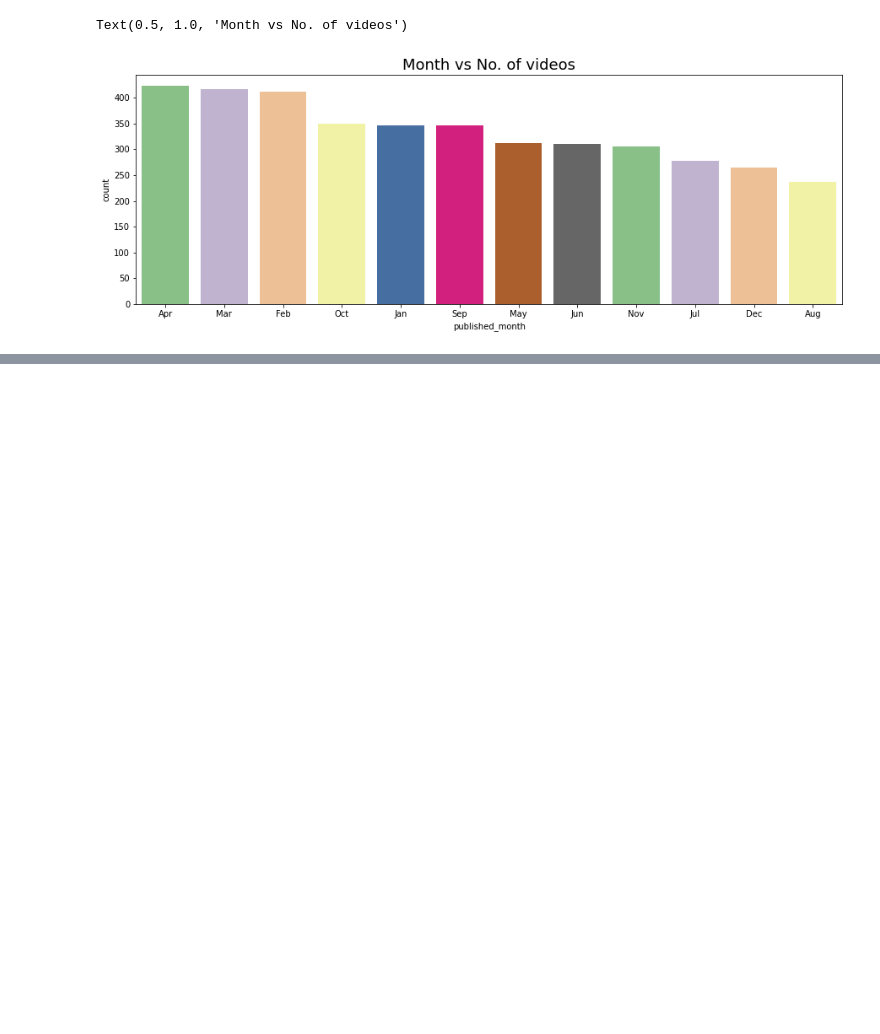
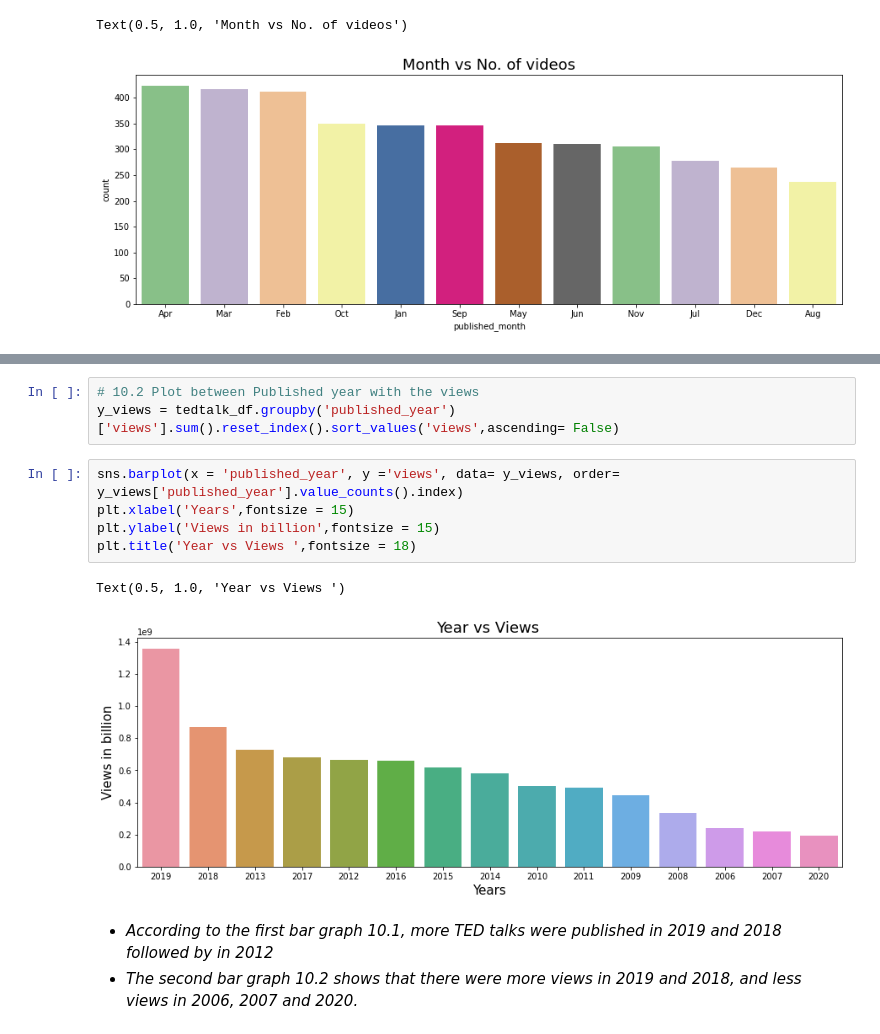
Before and after one commit to akshatraj1199/Ted-Talks-Views-Prediction, a Jupyter notebook: 1_Copy_of_Ted_Talks_Views_Prediction_Regression_Capstone_.ipynb, the cells around one changed output, grey strips where cells are left out. Saved outputs shown, nothing was run; the diff lists cells and outputs as text; blank space fills up the shorter version.

```diff
--- a/1_Copy_of_Ted_Talks_Views_Prediction_Regression_Capstone_.ipynb
+++ b/1_Copy_of_Ted_Talks_Views_Prediction_Regression_Capstone_.ipynb
@@ -604,0 +630,14 @@ Text(0.5, 1.0, 'Month vs No. of videos')
+# %%
+# 10.2 Plot between Published year with the views
+y_views = tedtalk_df.groupby('published_year')['views'].sum().reset_index().sort_values('views',ascending= False)
+# %%
+sns.barplot(x = 'published_year', y ='views', data= y_views, order= y_views['published_year'].value_counts().index)
+plt.xlabel('Years',fontsize = 15)
+plt.ylabel('Views in billion',fontsize = 15)
+plt.title('Year vs Views ',fontsize = 18)
+# %% [output]
+Text(0.5, 1.0, 'Year vs Views ')
+[figure, added]
+# %% [markdown]
+*  *According to the first bar graph 10.1, more TED talks were published in 2019 and 2018 followed by in 2012*
+*  *The second bar graph 10.2 shows that there were more views in 2019 and 2018, and less views in 2006, 2007 and 2020.*
```
Also changed, not shown: parts of 39 cells of this notebook.
